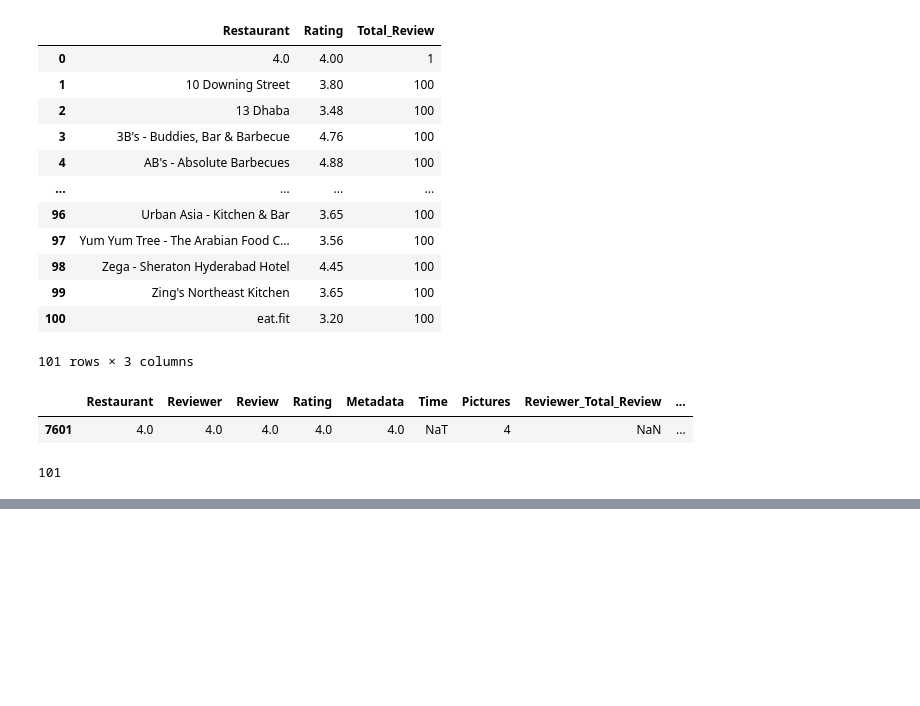
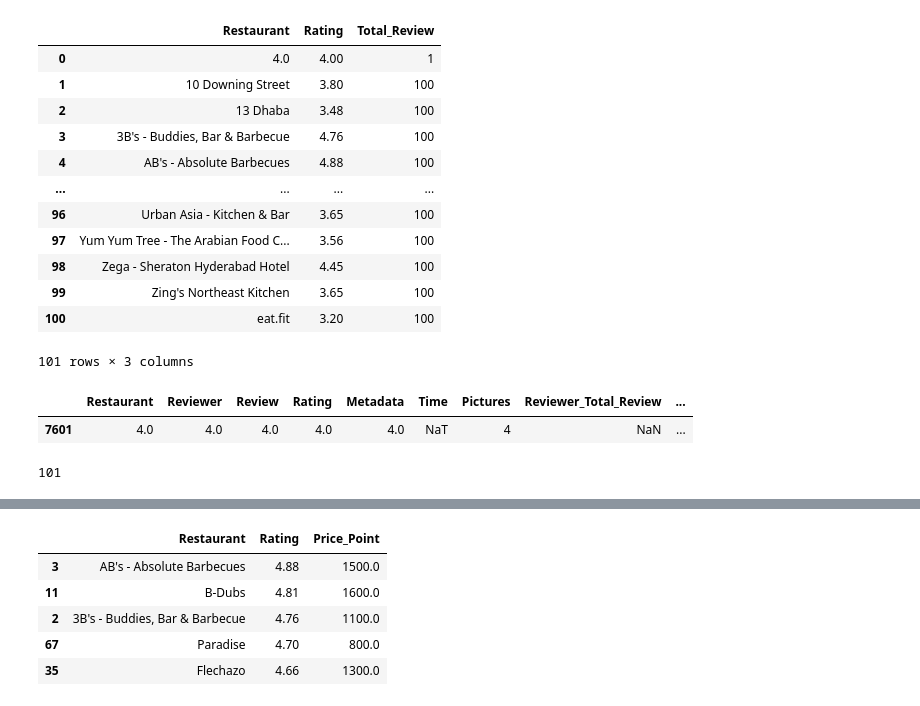
Before and after one commit to Siddharth3271/Advanced-Zomato-Restaurant-Clustering-and-Sentiment-Analysis, a Jupyter notebook: notebook.ipynb, the cells around one changed output, grey strips where cells are left out. Drawn from its saved outputs; the diff is of its cells as text; code cells hidden in the pictures; blank space fills up the shorter version.

Commit message:
Data wrangling done

```diff
--- a/notebook.ipynb
+++ b/notebook.ipynb
@@ -575,0 +622,5 @@ reviewCopy.Restaurant.nunique()
+# %%
+#merging both data frame
+hotelCopy=hotelCopy.rename(columns={'Name':'Restaurant'})
+merged=hotelCopy.merge(reviewCopy,on='Restaurant')
+merged.shape
@@ -575,0 +638,13 @@ reviewCopy.Restaurant.nunique()
+# %%
+#Price point of restaurants
+price_point = merged.groupby('Restaurant').agg({'Rating':'mean','Cost': 'mean'}).reset_index().rename(columns = {'Cost': 'Price_Point'})
+# %%
+#price point for high rated restaurants
+price_point.sort_values('Rating',ascending=False)[:5]
+# %% [output]
+|  | Restaurant | Rating | Price_Point |
+| 3 | AB's - Absolute Barbecues | 4.88 | 1500.0 |
+| 11 | B-Dubs | 4.81 | 1600.0 |
+| 2 | 3B's - Buddies, Bar & Barbecue | 4.76 | 1100.0 |
+| 67 | Paradise | 4.70 | 800.0 |
+| 35 | Flechazo | 4.66 | 1300.0 |
```
Also changed, not shown: parts of 13 cells of this notebook.
